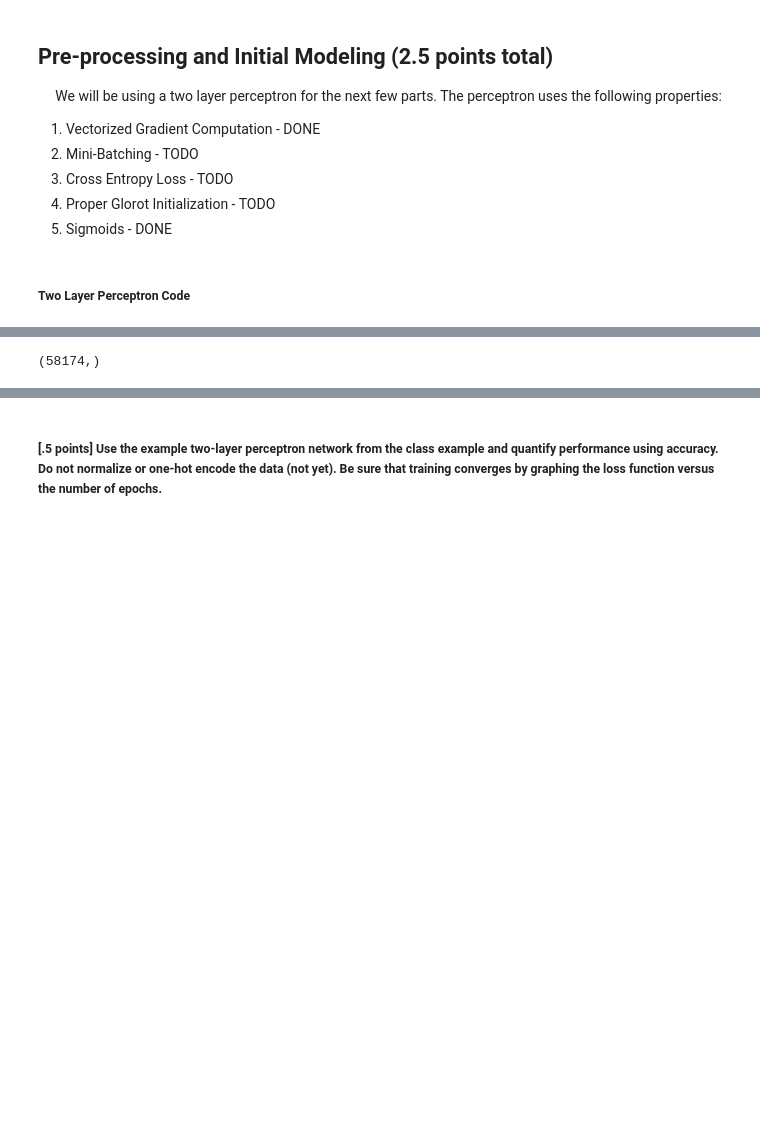
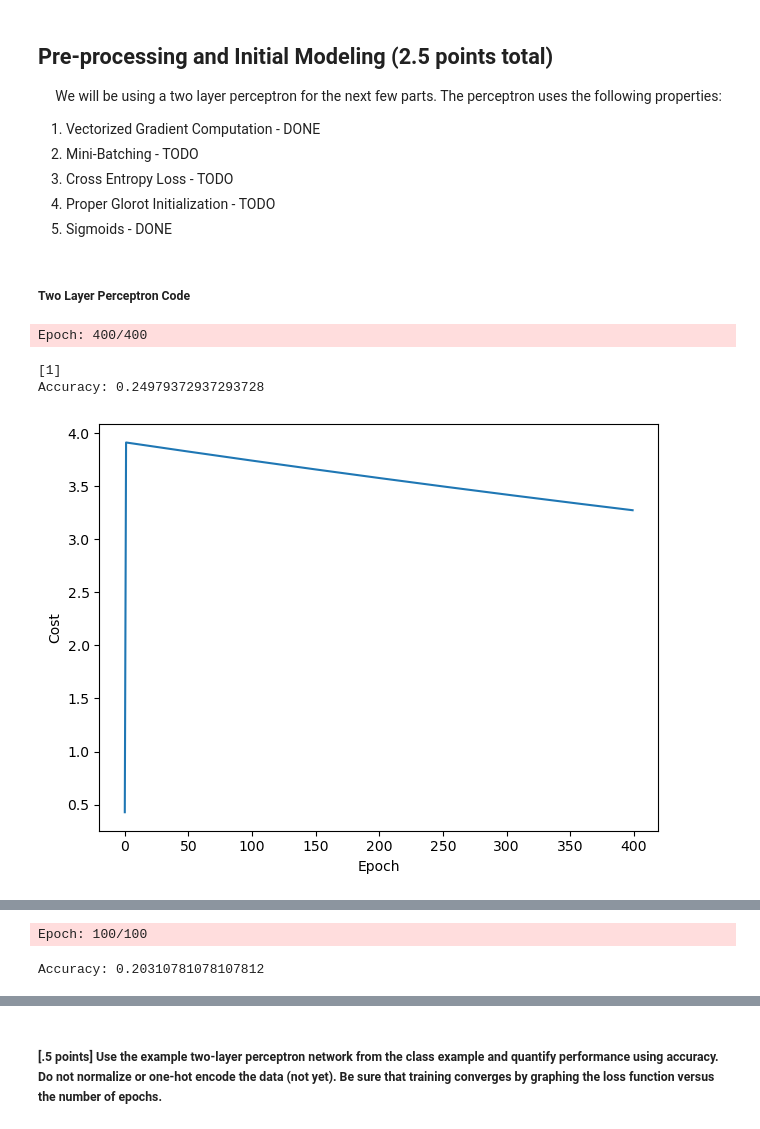
Before and after one commit to AlexShock66/LAB-4-MLP, a Jupyter notebook: MLP_Beaned.ipynb, the cells around one changed output, grey strips where cells are left out. Cells and saved outputs as stored; diff of their text form; code cells hidden in the pictures; blank space fills up the shorter version.

```diff
--- a/MLP_Beaned.ipynb
+++ b/MLP_Beaned.ipynb
@@ -157,14 +157,17 @@ print(f'\nTest_data shape: {test_data.shape} - {test_data.shape[0] / data.shape[
 print('Test_data classes:\n',test_data.groupby(['ChildPoverty']).size())
 
 y_train = pd.DataFrame(train_data['ChildPoverty'])
-# y_train = y_train.values.ravel()
+y_train = y_train.values.ravel()
 X_train = train_data.drop(columns=['ChildPoverty'],inplace=False)
-y_train = encode_and_bind(y_train,'ChildPoverty')
+X_train = np.array(X_train)
+# y_train = encode_and_bind(y_train,'ChildPoverty')
 
 y_test = pd.DataFrame(test_data['ChildPoverty'])
-# y_test = y_test.values.ravel()
+y_test = y_test.values.ravel()
 X_test = test_data.drop(columns=['ChildPoverty'],inplace=False)
-y_test = encode_and_bind(y_test,'ChildPoverty')
+
+X_test=np.array(X_test)
+# y_test = encode_and_bind(y_test,'ChildPoverty')
 
 
 print()
@@ -346,19 +349,29 @@ class TwoLayerPerceptronVectorized(TwoLayerPerceptron):
 
         return grad1, grad2
 # %%
+import matplotlib.pyplot as plt
 params = dict(n_hidden=50,
               C=0.1, # tradeoff L2 regularizer
-              epochs=25, # iterations
+              epochs=400, # iterations
               eta=0.001,  # learning rate
               random_state=1)
 # %%
 %%time
 nn = TwoLayerPerceptronVectorized(**params)
 
-nn.fit(X_train, y_train.T, print_progress=50)
+nn.fit(X_train, y_train, print_progress=50)
 yhat = nn.predict(X_test)
 
 print(np.unique(yhat))
-print(yhat.shape)
-print(y_train.shape)
-print('Accuracy:',accuracy_score(np.argmax(y_test,axis=1),yhat))
+print('Accuracy:',accuracy_score(y_test,yhat))
+
+plt.plot(range(len(nn.cost_)),nn.cost_)
+plt.ylabel("Cost")
+plt.xlabel("Epoch")
+plt.tight_layout()
+plt.show()
+# %% [output]
+Epoch: 400/400
+[1]
+Accuracy: 0.24979372937293728
+[figure, added]
@@ -365,9 +379,0 @@ print('Accuracy:',accuracy_score(np.argmax(y_test,axis=1),yhat))
-# %%
-y_train.head()
-y_train_arr = np.array(y_train)
-
-y_train_arr.shape
-tmp = np.argmax(y_train_arr,axis= 1)
-print(tmp.shape)
-# %% [output]
-(58174,)
@@ -375,0 +426,15 @@ print(tmp.shape)
+# %%
+#Testing Mini Batching
+
+params['epochs'] = 100
+params['eta'] = 0.1
+
+nn_mini = MiniBatchedTwoLayer(**params,
+                              minibatches=len(X_train)/32,
+                              shuffle=True)
+nn_mini.fit(X_train,y_train,print_progress=25)
+yhat = nn_mini.predict(X_test)
+print(f'Accuracy: {accuracy_score(y_test,yhat)}')
+# %% [output]
+Epoch: 100/100
+Accuracy: 0.20310781078107812
```
Also changed, not shown: parts of 13 cells of this notebook.
